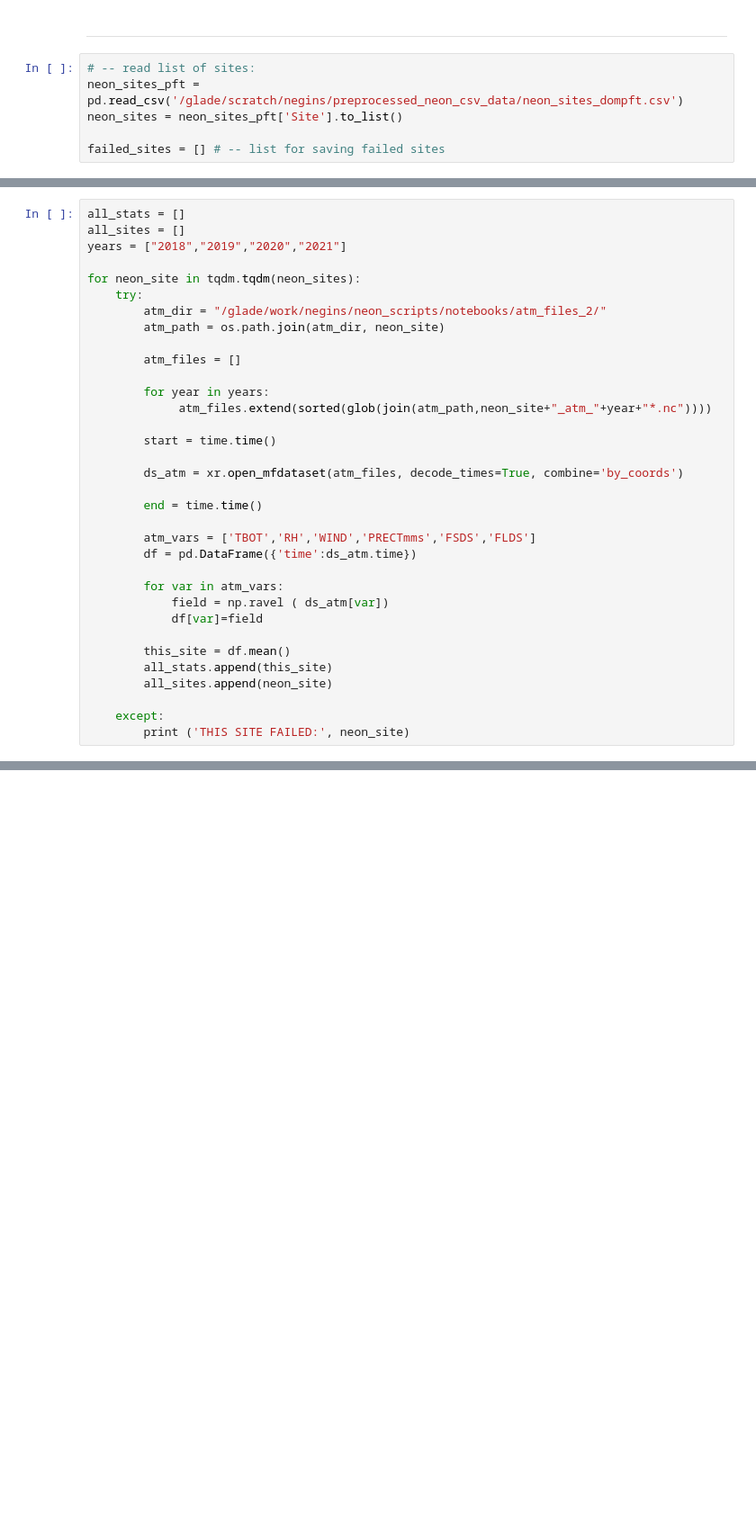
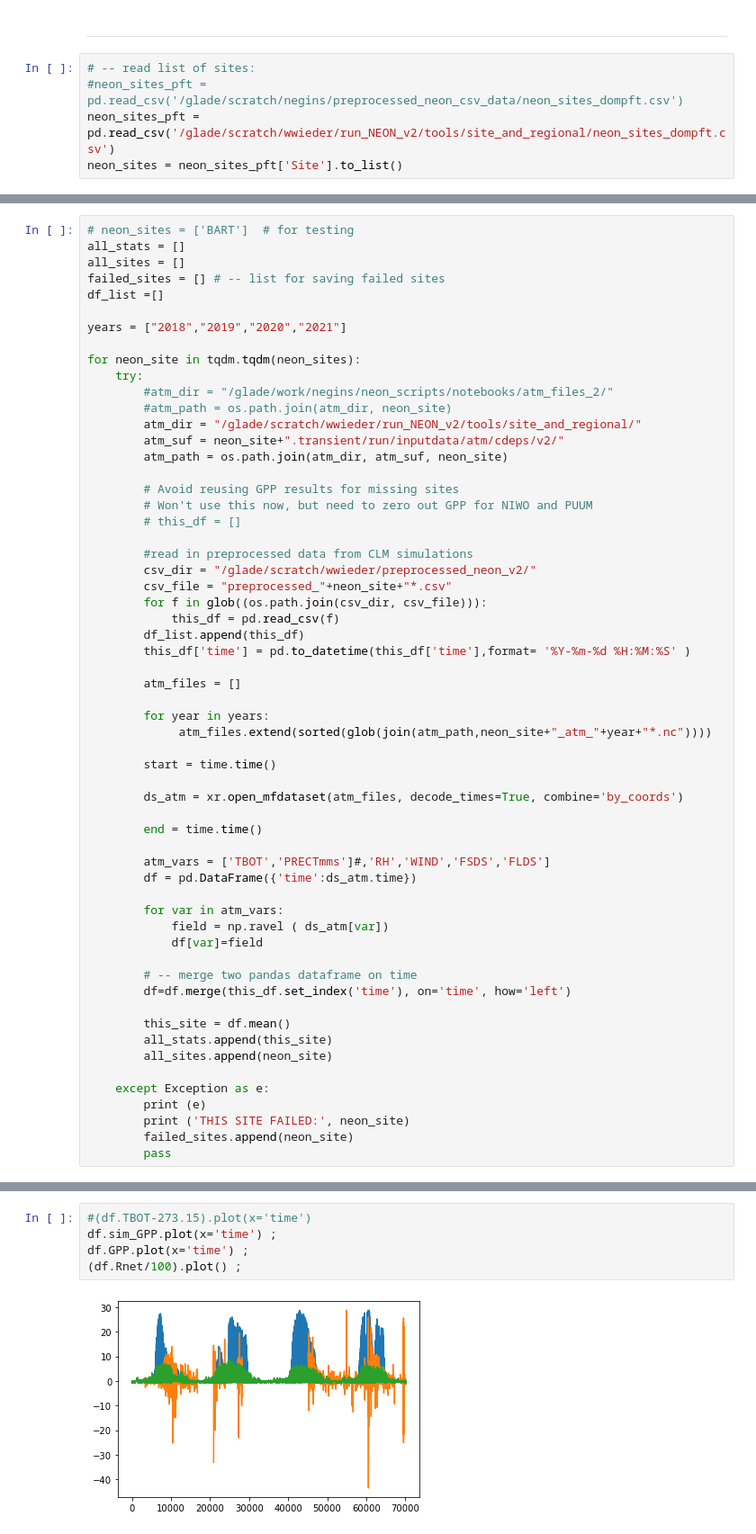
Before and after one commit to ntarasewicz/neon_scripts, a Jupyter notebook: notebooks/table2_neon_sites_characteristics.ipynb, the cells around one changed output, grey strips where cells are left out. Shown: that part at 90% size. Saved outputs shown, nothing was run; the diff lists cells and outputs as text; blank space fills up the shorter version.

Commit message:
updated for current results

```diff
--- a/notebooks/table2_neon_sites_characteristics.ipynb
+++ b/notebooks/table2_neon_sites_characteristics.ipynb
@@ -65,7 +64,6 @@ Workers
 -------
 # %%
 # -- read list of sites:
-neon_sites_pft = pd.read_csv('/glade/scratch/negins/preprocessed_neon_csv_data/neon_sites_dompft.csv')
+#neon_sites_pft = pd.read_csv('/glade/scratch/negins/preprocessed_neon_csv_data/neon_sites_dompft.csv')
+neon_sites_pft = pd.read_csv('/glade/scratch/wwieder/run_NEON_v2/tools/site_and_regional/neon_sites_dompft.csv')
 neon_sites = neon_sites_pft['Site'].to_list()
-
-failed_sites = [] # -- list for saving failed sites
@@ -75,12 +70,31 @@ warnings.filterwarnings("ignore")
 # %%
+# neon_sites = ['BART']  # for testing
 all_stats = []
 all_sites = []
+failed_sites = [] # -- list for saving failed sites
+df_list =[]
+
 years = ["2018","2019","2020","2021"]
 
 for neon_site in tqdm.tqdm(neon_sites):
     try:
-        atm_dir = "/glade/work/negins/neon_scripts/notebooks/atm_files_2/"
-        atm_path = os.path.join(atm_dir, neon_site)
+        #atm_dir = "/glade/work/negins/neon_scripts/notebooks/atm_files_2/"
+        #atm_path = os.path.join(atm_dir, neon_site)
+        atm_dir = "/glade/scratch/wwieder/run_NEON_v2/tools/site_and_regional/"
+        atm_suf = neon_site+".transient/run/inputdata/atm/cdeps/v2/"
+        atm_path = os.path.join(atm_dir, atm_suf, neon_site)
+
+        # Avoid reusing GPP results for missing sites
+        # Won't use this now, but need to zero out GPP for NIWO and PUUM
+        # this_df = []
+
+        #read in preprocessed data from CLM simulations
+        csv_dir = "/glade/scratch/wwieder/preprocessed_neon_v2/"
+        csv_file = "preprocessed_"+neon_site+"*.csv"
+        for f in glob((os.path.join(csv_dir, csv_file))):
+            this_df = pd.read_csv(f)
+        df_list.append(this_df)
+        this_df['time'] = pd.to_datetime(this_df['time'],format= '%Y-%m-%d %H:%M:%S' )
 
         atm_files = []
 
@@ -93,16 +107,22 @@ for neon_site in tqdm.tqdm(neon_sites):
 
         end = time.time()
 
-        atm_vars = ['TBOT','RH','WIND','PRECTmms','FSDS','FLDS']
+        atm_vars = ['TBOT','PRECTmms']#,'RH','WIND','FSDS','FLDS']
         df = pd.DataFrame({'time':ds_atm.time})
 
         for var in atm_vars:
             field = np.ravel ( ds_atm[var])
             df[var]=field
 
+        # -- merge two pandas dataframe on time
+        df=df.merge(this_df.set_index('time'), on='time', how='left')
+
         this_site = df.mean()
         all_stats.append(this_site)
         all_sites.append(neon_site)
 
-    except:
+    except Exception as e:
+        print (e)
         print ('THIS SITE FAILED:', neon_site)
+        failed_sites.append(neon_site)
+        pass
@@ -147,0 +162,7 @@ saving table in  /glade/work/negins/neon_vis_plots/paper_plots_final/table2.csv
+# %%
+#(df.TBOT-273.15).plot(x='time')
+df.sim_GPP.plot(x='time') ;
+df.GPP.plot(x='time') ;
+(df.Rnet/100).plot() ;
+# %% [output]
+[figure, added]
```
Also changed, not shown: parts of 12 cells of this notebook, 3 other files.
